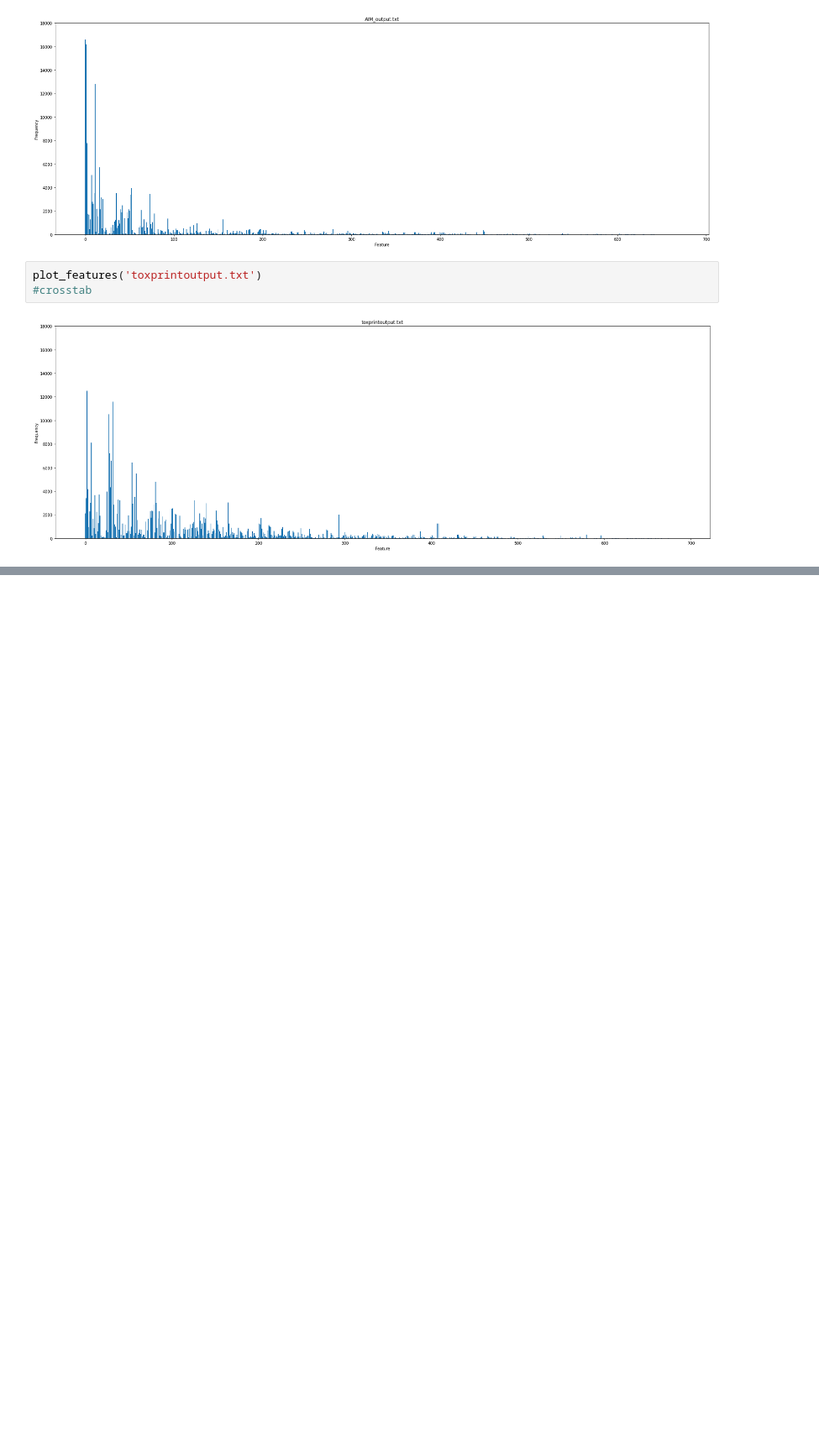
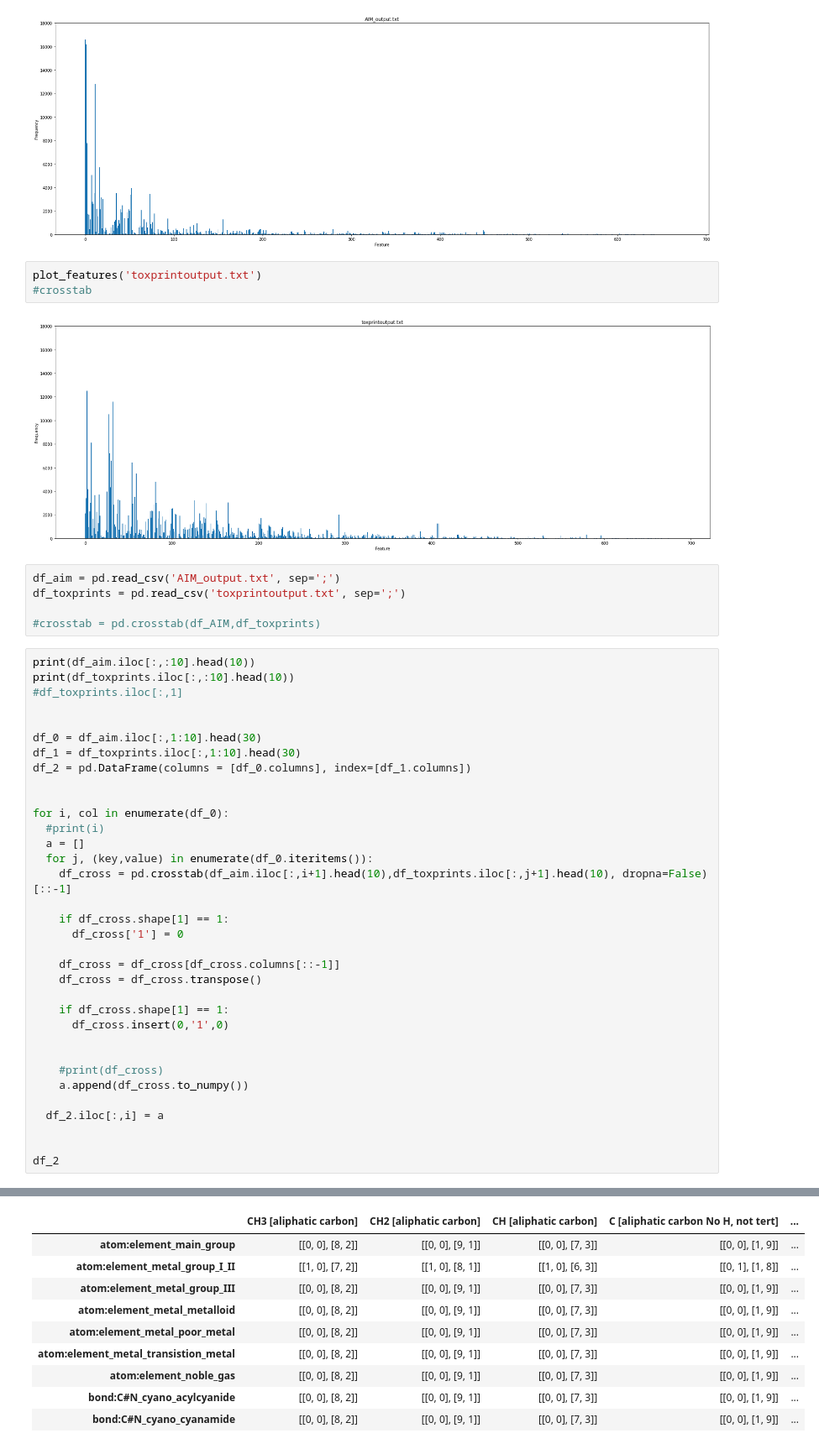
Before and after one commit to patlewig/aim, a Jupyter notebook: notebooks/fingerprint_analysis.ipynb, the cells around one changed output, grey strips where cells are left out. Shown at 84% size. Saved outputs shown, nothing was run; the diff lists cells and outputs as text; blank space fills up the shorter version.

```diff
--- a/notebooks/fingerprint_analysis.ipynb
+++ b/notebooks/fingerprint_analysis.ipynb
@@ -38,3 +39,43 @@ plot_features('toxprintoutput.txt')
 #crosstab
 # %% [output]
 [figure]
+# %%
+df_aim = pd.read_csv('AIM_output.txt', sep=';')
+df_toxprints = pd.read_csv('toxprintoutput.txt', sep=';')
+
+#crosstab = pd.crosstab(df_AIM,df_toxprints)
+# %%
+print(df_aim.iloc[:,:10].head(10))
+print(df_toxprints.iloc[:,:10].head(10))
+#df_toxprints.iloc[:,1]
+
+
+df_0 = df_aim.iloc[:,1:10].head(30)
+df_1 = df_toxprints.iloc[:,1:10].head(30)
+df_2 = pd.DataFrame(columns = [df_0.columns], index=[df_1.columns])
+
+
+for i, col in enumerate(df_0):
+  #print(i)
+  a = []
+  for j, (key,value) in enumerate(df_0.iteritems()):
+    df_cross = pd.crosstab(df_aim.iloc[:,i+1].head(10),df_toxprints.iloc[:,j+1].head(10), dropna=False)[::-1]
+
+    if df_cross.shape[1] == 1:
+      df_cross['1'] = 0
+
+    df_cross = df_cross[df_cross.columns[::-1]]
+    df_cross = df_cross.transpose()
+
+    if df_cross.shape[1] == 1:
+      df_cross.insert(0,'1',0)
+
+
+    #print(df_cross)
+    a.append(df_cross.to_numpy())
+
+  df_2.iloc[:,i] = a
+
+
+df_2
+# %% [output]
@@ -40,0 +99,10 @@ plot_features('toxprintoutput.txt')
+|  | CH3 [aliphatic carbon] | CH2 [aliphatic carbon] | CH [aliphatic carbon] | C [aliphatic carbon No H, not tert] | ... |
+| atom:element_main_group | [[0, 0], [8, 2]] | [[0, 0], [9, 1]] | [[0, 0], [7, 3]] | [[0, 0], [1, 9]] | ... |
+| atom:element_metal_group_I_II | [[1, 0], [7, 2]] | [[1, 0], [8, 1]] | [[1, 0], [6, 3]] | [[0, 1], [1, 8]] | ... |
+| atom:element_metal_group_III | [[0, 0], [8, 2]] | [[0, 0], [9, 1]] | [[0, 0], [7, 3]] | [[0, 0], [1, 9]] | ... |
+| atom:element_metal_metalloid | [[0, 0], [8, 2]] | [[0, 0], [9, 1]] | [[0, 0], [7, 3]] | [[0, 0], [1, 9]] | ... |
+| atom:element_metal_poor_metal | [[0, 0], [8, 2]] | [[0, 0], [9, 1]] | [[0, 0], [7, 3]] | [[0, 0], [1, 9]] | ... |
+| atom:element_metal_transistion_metal | [[0, 0], [8, 2]] | [[0, 0], [9, 1]] | [[0, 0], [7, 3]] | [[0, 0], [1, 9]] | ... |
+| atom:element_noble_gas | [[0, 0], [8, 2]] | [[0, 0], [9, 1]] | [[0, 0], [7, 3]] | [[0, 0], [1, 9]] | ... |
+| bond:C#N_cyano_acylcyanide | [[0, 0], [8, 2]] | [[0, 0], [9, 1]] | [[0, 0], [7, 3]] | [[0, 0], [1, 9]] | ... |
+| bond:C#N_cyano_cyanamide | [[0, 0], [8, 2]] | [[0, 0], [9, 1]] | [[0, 0], [7, 3]] | [[0, 0], [1, 9]] | ... |
```
Also changed, not shown: parts of 3 cells of this notebook.
